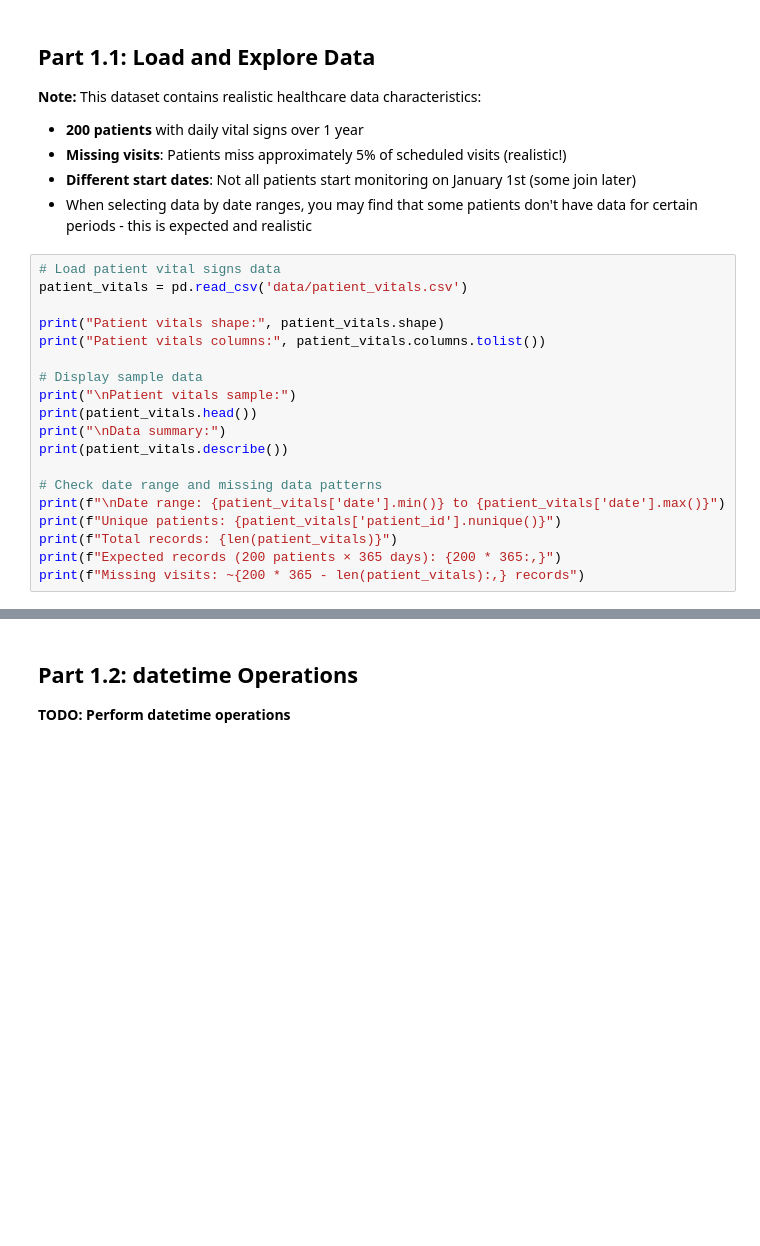
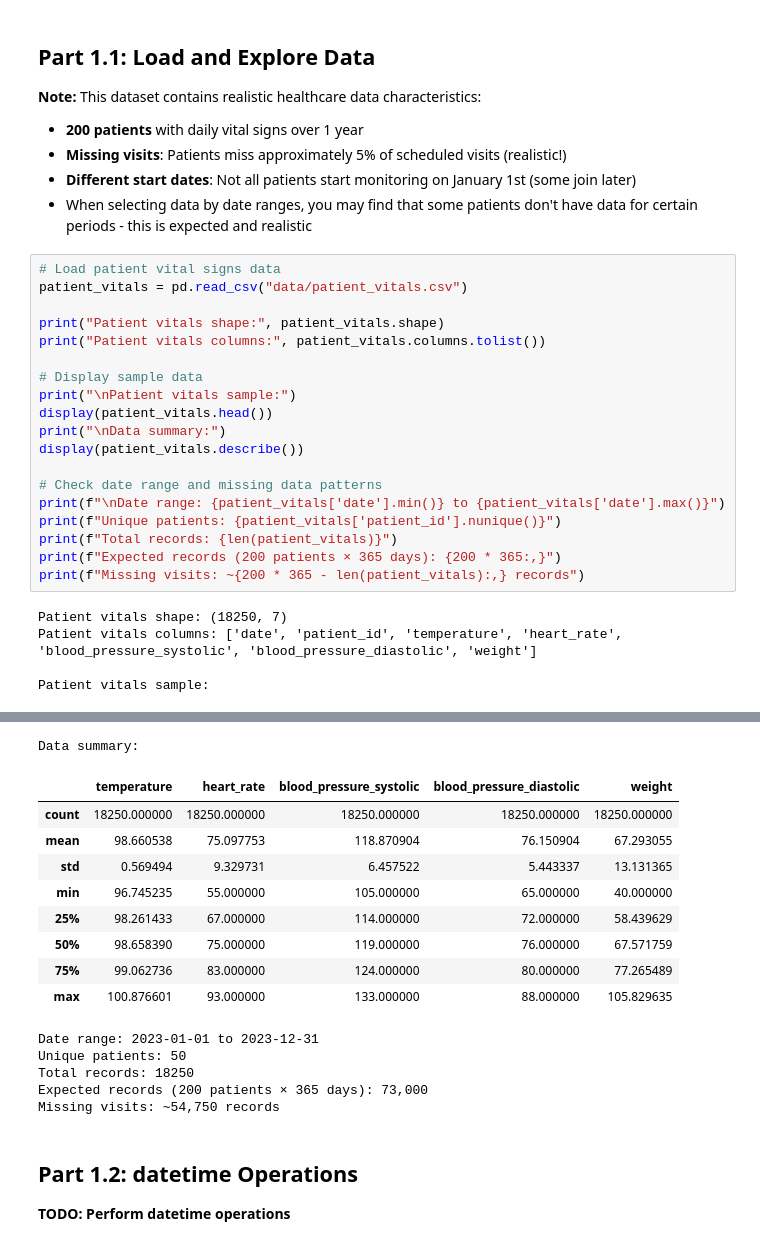
Before and after one commit to UCSF-DataSci/ds217-09-you-built-a-time-machine-out-of-a-delorean-sarahmughal, a Jupyter notebook: q1_datetime.ipynb, the cells around one changed output, grey strips where cells are left out. Cells and saved outputs as stored; diff of their text form; blank space fills up the shorter version.

```diff
--- a/q1_datetime.ipynb
+++ b/q1_datetime.ipynb
@@ -31,16 +31,16 @@ os.makedirs('output', exist_ok=True)
 - When selecting data by date ranges, you may find that some patients don't have data for certain periods - this is expected and realistic
 # %%
 # Load patient vital signs data
-patient_vitals = pd.read_csv('data/patient_vitals.csv')
+patient_vitals = pd.read_csv("data/patient_vitals.csv")
 
 print("Patient vitals shape:", patient_vitals.shape)
 print("Patient vitals columns:", patient_vitals.columns.tolist())
 
 # Display sample data
 print("\nPatient vitals sample:")
-print(patient_vitals.head())
+display(patient_vitals.head())
 print("\nData summary:")
-print(patient_vitals.describe())
+display(patient_vitals.describe())
 
 # Check date range and missing data patterns
 print(f"\nDate range: {patient_vitals['date'].min()} to {patient_vitals['date'].max()}")
@@ -48,3 +48,8 @@ print(f"Unique patients: {patient_vitals['patient_id'].nunique()}")
 print(f"Total records: {len(patient_vitals)}")
 print(f"Expected records (200 patients × 365 days): {200 * 365:,}")
 print(f"Missing visits: ~{200 * 365 - len(patient_vitals):,} records")
+# %% [output]
+Patient vitals shape: (18250, 7)
+Patient vitals columns: ['date', 'patient_id', 'temperature', 'heart_rate', 'blood_pressure_systolic', 'blood_pressure_diastolic', 'weight']
+
+Patient vitals sample:
@@ -51,3 +62,18 @@ print(f"Missing visits: ~{200 * 365 - len(patient_vitals):,} records")
+Data summary:
+|  | temperature | heart_rate | blood_pressure_systolic | blood_pressure_diastolic | weight |
+| count | 18250.000000 | 18250.000000 | 18250.000000 | 18250.000000 | 18250.000000 |
+| mean | 98.660538 | 75.097753 | 118.870904 | 76.150904 | 67.293055 |
+| std | 0.569494 | 9.329731 | 6.457522 | 5.443337 | 13.131365 |
+| min | 96.745235 | 55.000000 | 105.000000 | 65.000000 | 40.000000 |
+| 25% | 98.261433 | 67.000000 | 114.000000 | 72.000000 | 58.439629 |
+| 50% | 98.658390 | 75.000000 | 119.000000 | 76.000000 | 67.571759 |
+| 75% | 99.062736 | 83.000000 | 124.000000 | 80.000000 | 77.265489 |
+| max | 100.876601 | 93.000000 | 133.000000 | 88.000000 | 105.829635 |
+Date range: 2023-01-01 to 2023-12-31
+Unique patients: 50
+Total records: 18250
+Expected records (200 patients × 365 days): 73,000
+Missing visits: ~54,750 records
 # %% [markdown]
 ## Part 1.2: datetime Operations
 
```
Also changed, not shown: parts of 4 cells of this notebook, 1 other file.
